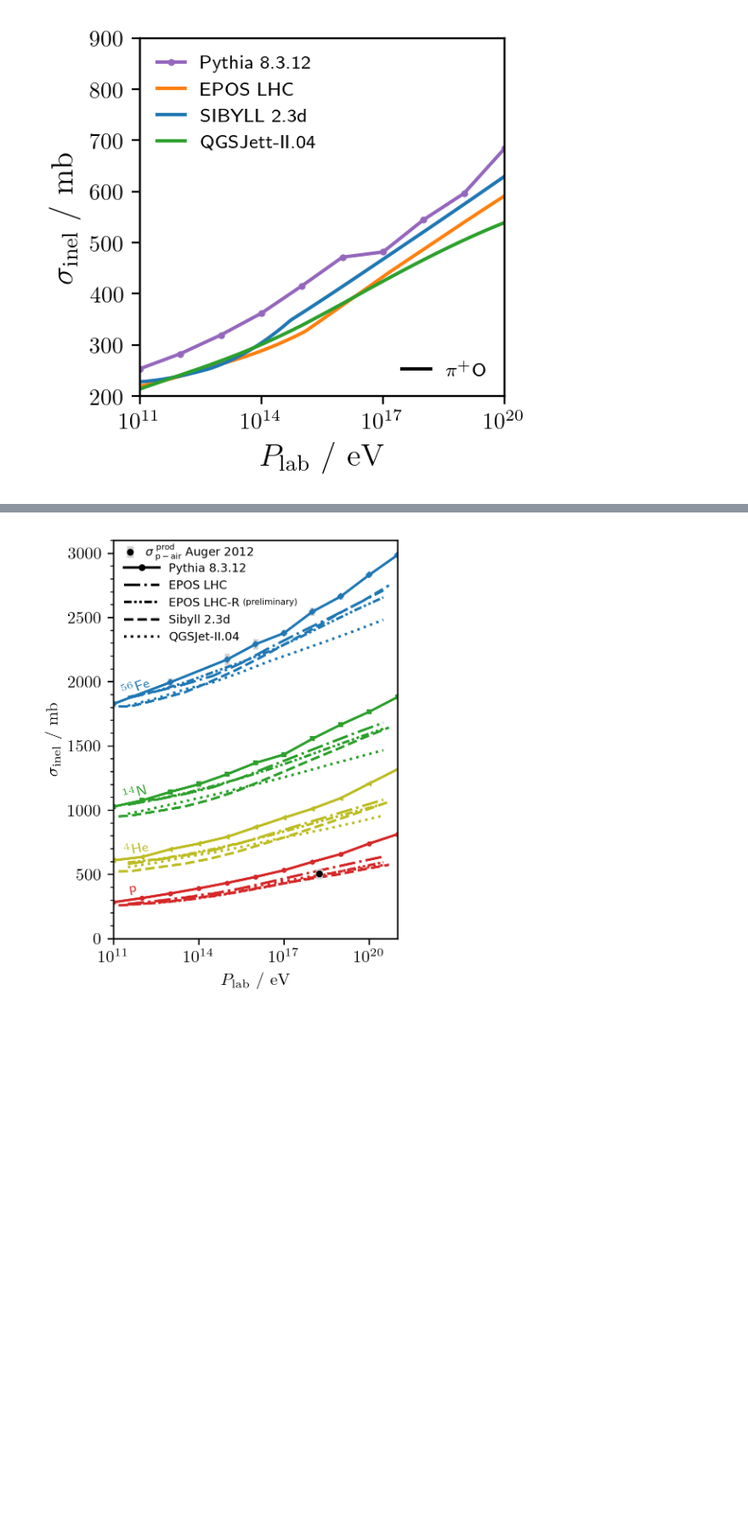
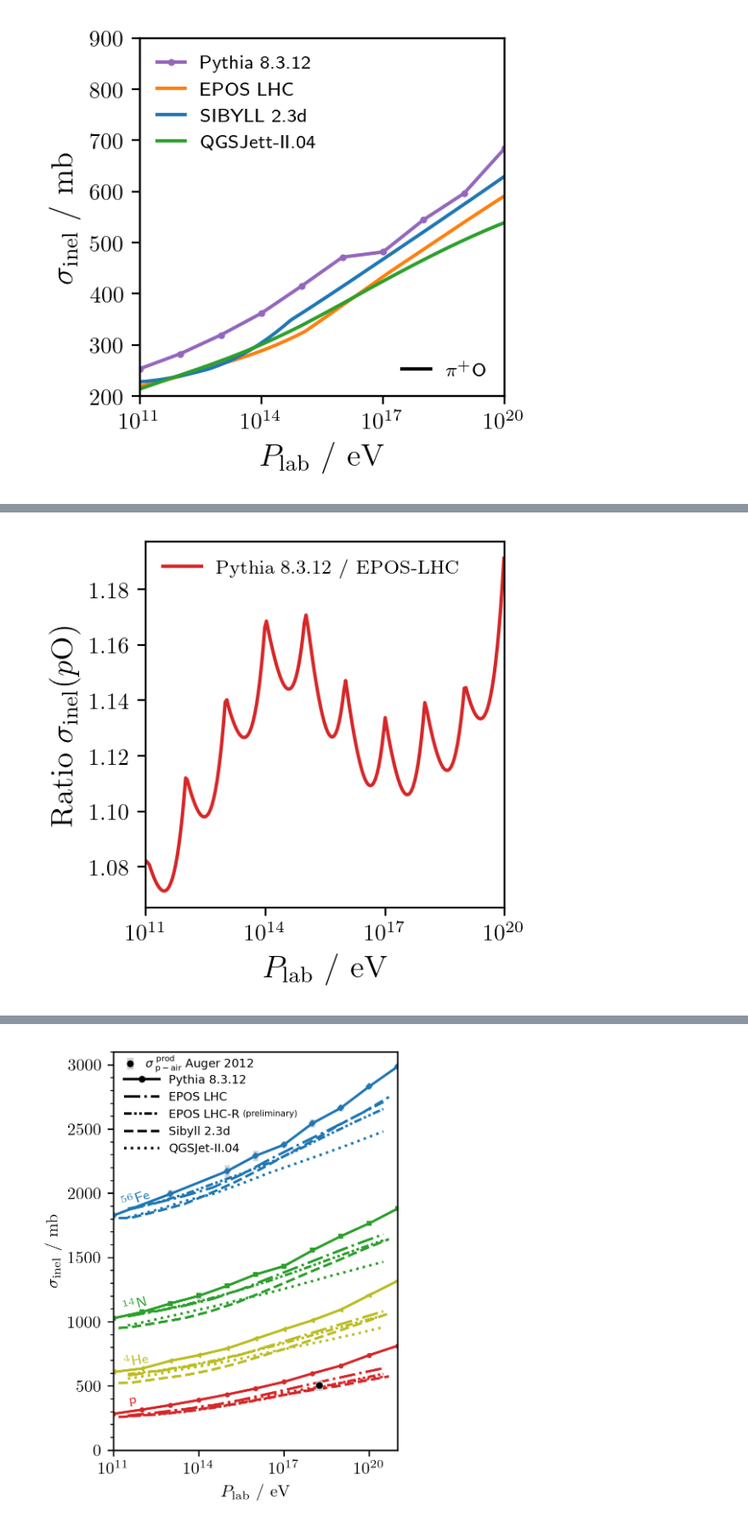
Before and after one commit to gaudu/pythia8312, a Jupyter notebook: examples/pythia8312_xsec_plotting.ipynb, the cells around one changed output, grey strips where cells are left out. Shown at 85% size. Cells and saved outputs as stored; diff of their text form; code cells hidden in the pictures; blank space fills up the shorter version.

```diff
--- a/examples/pythia8312_xsec_plotting.ipynb
+++ b/examples/pythia8312_xsec_plotting.ipynb
@@ -502,0 +614,27 @@ fig.savefig("xs_inel_piO.pdf", format='pdf')
+# %%
+# pO (full)
+
+plt.rcParams['text.usetex'] = True
+plt.rcParams['font.family'] = 'serif'
+plt.rcParams['font.serif'] = ['Computer Modern Roman']
+
+fig, ax = plt.subplots(figsize=(3.2,3), dpi=200)
+ax.set(xlim=(1e11, 1e20))
+ax.set_xscale('log')
+ax.set(xlabel=r"$P_\mathrm{lab}$ / $\mathrm{eV}$", ylabel=r"Ratio $\sigma_\mathrm{inel}(p\mathrm{O})$")
+ax.xaxis.label.set_size(14)
+ax.yaxis.label.set_size(14)
+
+interpolate_pythia_at_epos = np.interp(xs_p_O_epos[0,:], p_O_dataframe['elab']*1e9, p_O_dataframe['sig_inel'])
+ratio =  interpolate_pythia_at_epos / xs_p_O_epos[1,:]
+
+ax.plot(xs_p_O_epos[0,:], ratio, "-", color="tab:red", label="Pythia 8.3.12 / EPOS-LHC")
+ax.legend(loc='upper left', fontsize="small", frameon=False)
+
+fig.tight_layout()
+fig.savefig("ratio_epos_pythia_full_p_O.png", dpi=400)
+fig.savefig("ratio_epos_pythia_full_p_O.pdf", format='pdf')
+
+plt.show()
+# %% [output]
+[figure, added]
```
Also changed, not shown: parts of 30 cells of this notebook.
